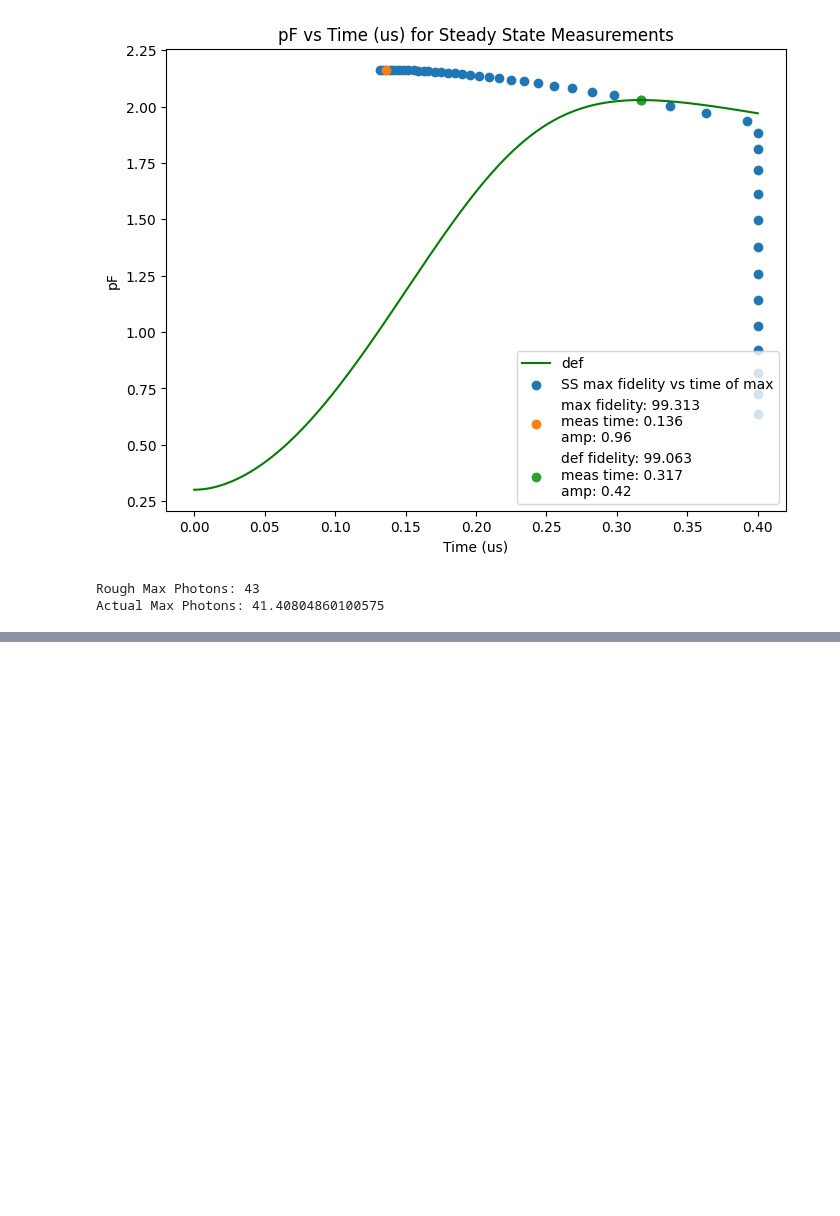
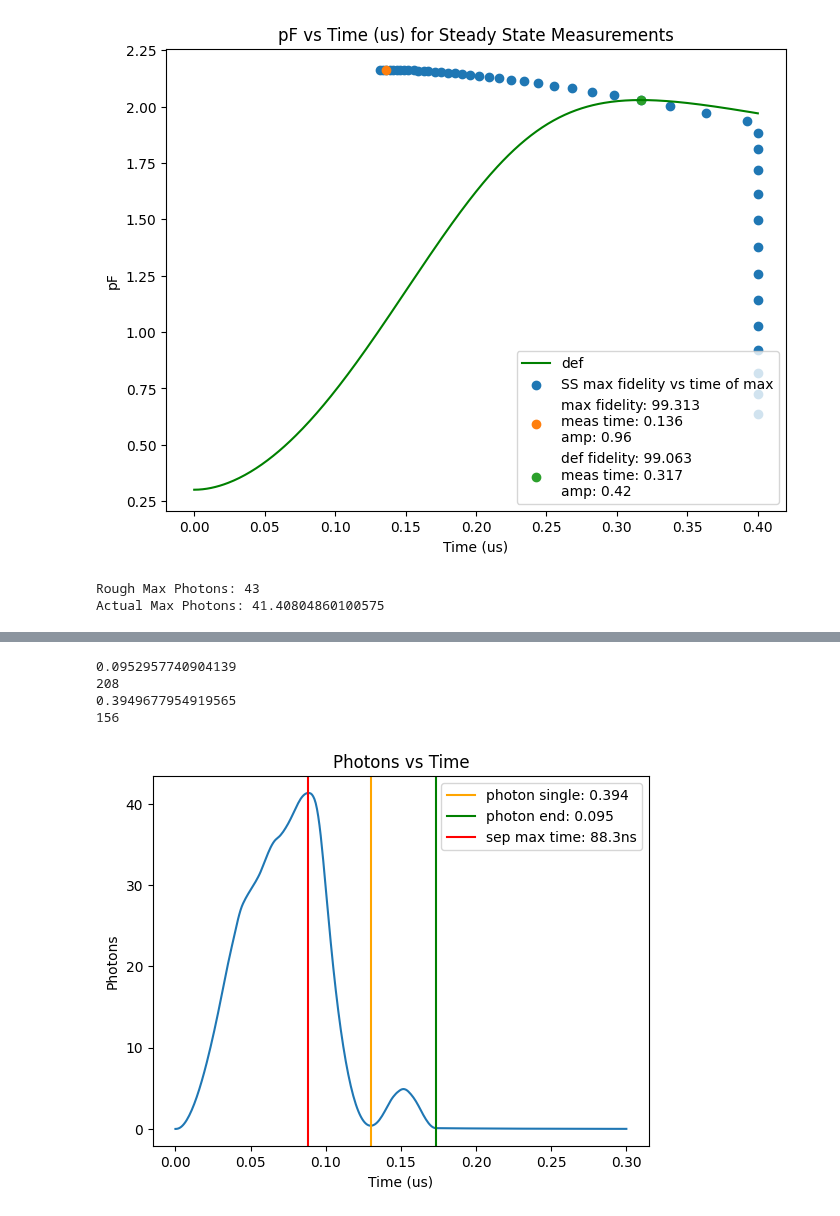
Before and after one commit to AnikenC/ReadoutWithRL, a Jupyter notebook: readoutWithRL/rl_side_v2/learning_curves.ipynb, the cells around one changed output, grey strips where cells are left out. Cells and saved outputs as stored; diff of their text form; code cells hidden in the pictures; blank space fills up the shorter version.

```diff
--- a/readoutWithRL/rl_side_v2/learning_curves.ipynb
+++ b/readoutWithRL/rl_side_v2/learning_curves.ipynb
@@ -247,0 +276,54 @@ plt.show()
+# %%
+action = -update_action[-1] * jnp.heaviside(0.174 - env.ts_action, 1.0)
+batched_action = jnp.tile(action, (batchsize, 1))
+
+batched_res = env.batched_results(batched_action)
+(
+    max_pf,
+    max_photons,
+    photon_reset_time,
+    max_pf_times,
+    smoothness_vals,
+    b_pf,
+    b_higher_photons,
+) = env.batched_extract_values(batched_res, batched_action)
+# %%
+single_photon = b_higher_photons[0]
+
+single_res = batched_res[0]
+g_real, g_imag, e_real, e_imag = single_res.T
+single_sep = jnp.sqrt((g_real - g_imag) ** 2 + (e_real - e_imag) ** 2)
+
+ext = 50
+ext_15 = 200
+ext_2 = 209
+
+min_photon = jnp.min(single_photon[ext:ext_2])
+argmin = jnp.argmin(single_photon[ext:ext_2]) + ext
+
+min_photon_2 = jnp.min(single_photon[ext:ext_15])
+argmin_2 = jnp.argmin(single_photon[ext:ext_15]) + ext
+
+argmax = jnp.argmax(single_sep)
+
+print(min_photon)
+print(argmin)
+
+print(min_photon_2)
+print(argmin_2)
+
+plt.plot(env.ts_sim, single_photon)
+plt.axvline(x=env.ts_sim[argmin_2], label=f'photon single: {int(1e3*min_photon_2)/1e3}', color='orange')
+plt.axvline(x=env.ts_sim[argmin], label=f'photon end: {int(1e3*min_photon)/1e3}', color='green')
+plt.axvline(x=env.ts_sim[argmax], label=f'sep max time: {int(1e4*env.ts_sim[argmax])/1e1}ns', color='red')
+plt.xlabel('Time (us)')
+plt.ylabel('Photons')
+plt.title('Photons vs Time')
+plt.legend()
+plt.show()
+# %% [output]
+0.0952957740904139
+208
+0.3949677954919565
+156
+[figure, added]
```
Also changed, not shown: parts of 7 cells of this notebook, 10 other files.
